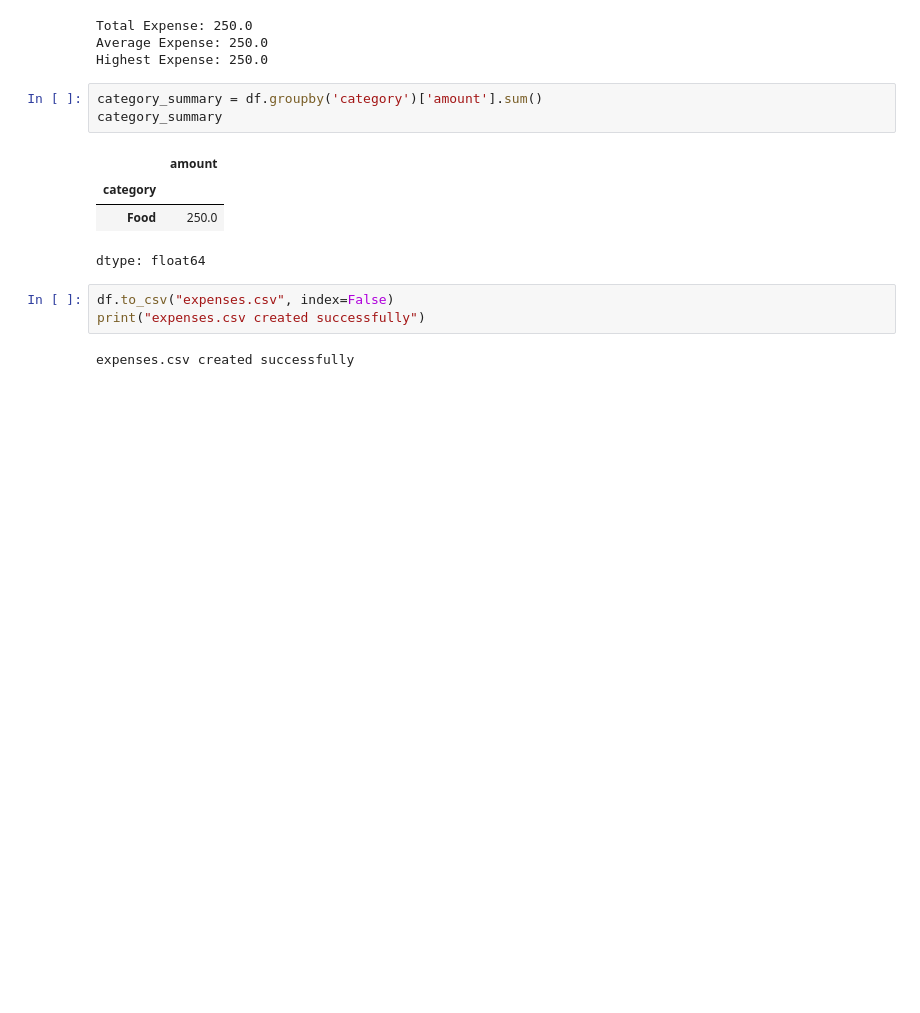
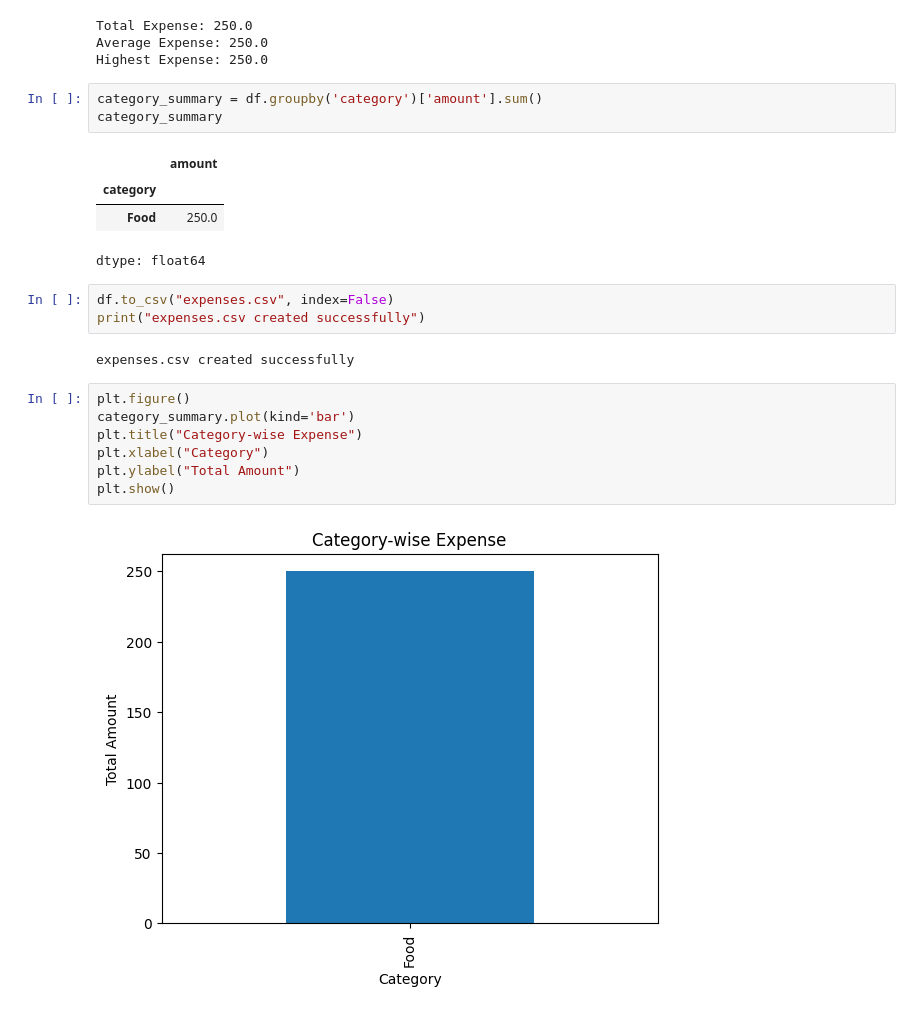
Before and after one commit to aummeherofficial/Smart-Expense-Tracker, a Jupyter notebook: Smart_Expense_Tracker.ipynb, the cells around one changed output. Saved outputs shown, nothing was run; the diff lists cells and outputs as text; blank space fills up the shorter version.

Commit message:
Added expense visualizations and analytical insights
- End-to-end data pipeline
- SQL → Pandas → NumPy → CSV → Charts
- Insights, not just plots
- Fully job-ready beginner project

```diff
--- a/Smart_Expense_Tracker.ipynb
+++ b/Smart_Expense_Tracker.ipynb
@@ -118,3 +118,12 @@ df.to_csv("expenses.csv", index=False)
 print("expenses.csv created successfully")
 # %% [output]
 expenses.csv created successfully
+# %%
+plt.figure()
+category_summary.plot(kind='bar')
+plt.title("Category-wise Expense")
+plt.xlabel("Category")
+plt.ylabel("Total Amount")
+plt.show()
+# %% [output]
+[figure, added]
```
Also changed, not shown: parts of 4 cells of this notebook.
